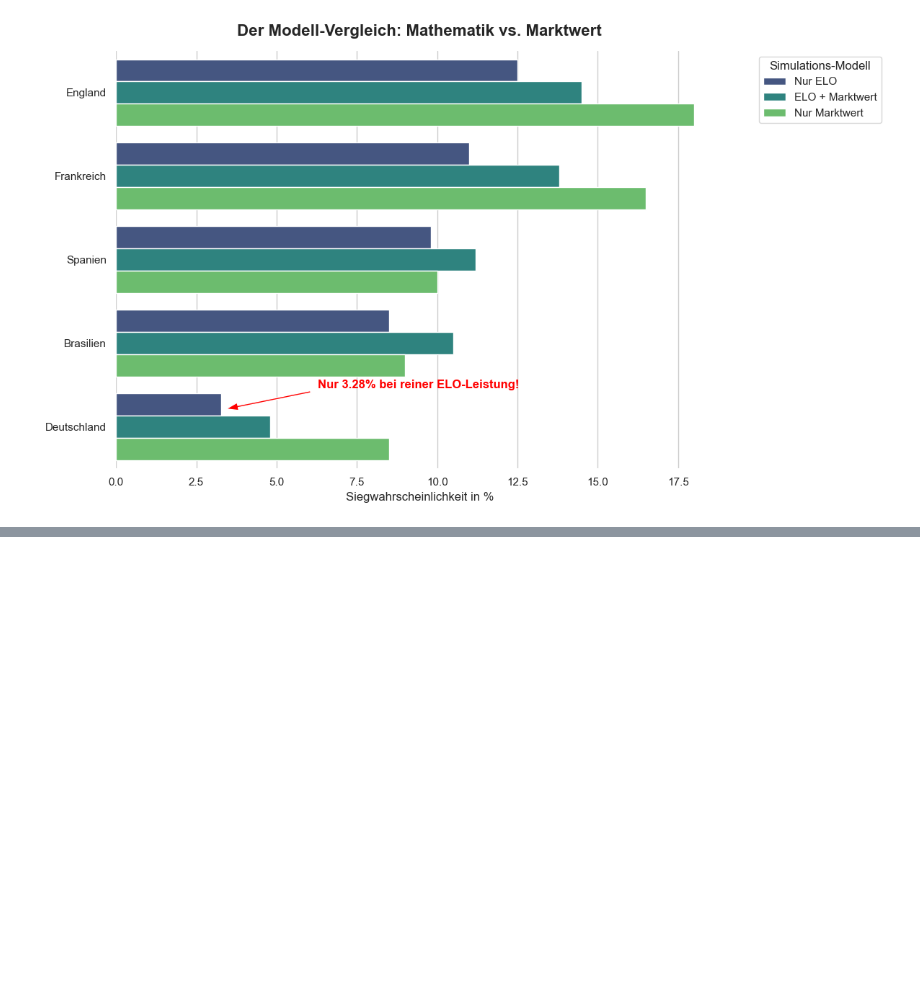
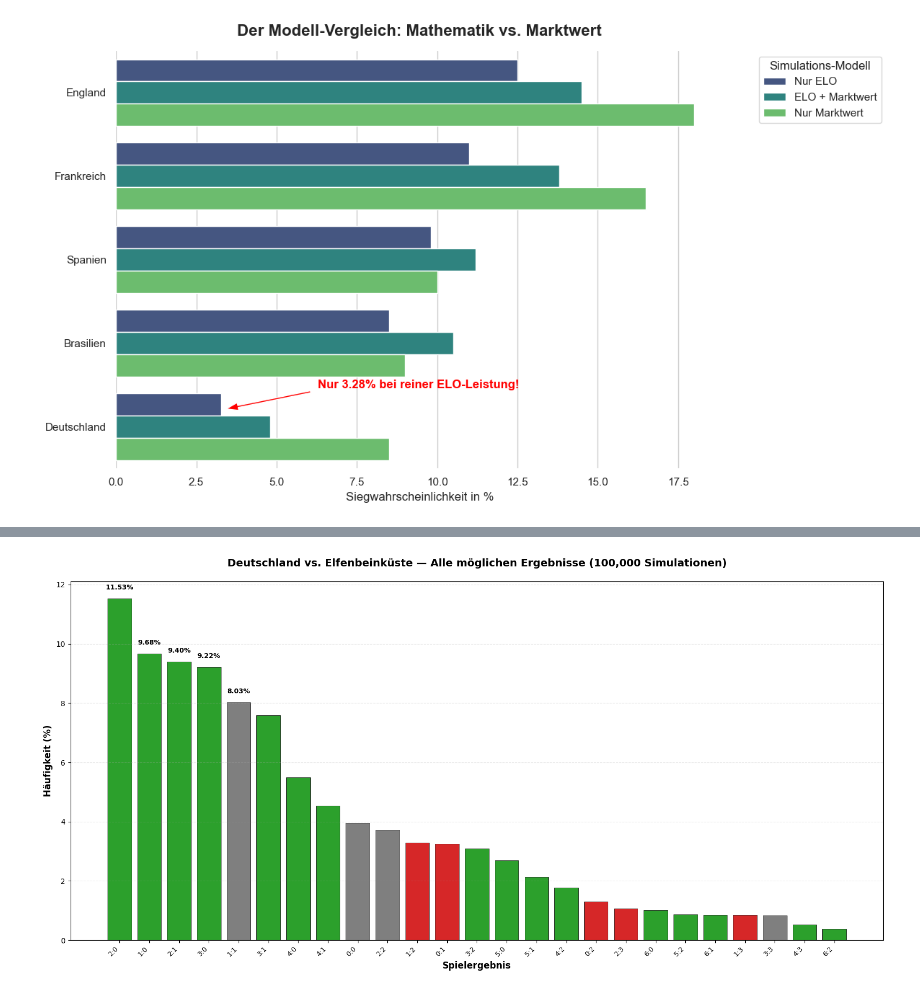
Before and after one commit to fastjoe23/worldcup-prediction, a Jupyter notebook: worldcup_simulation.ipynb, the cells around one changed output, grey strips where cells are left out. Saved outputs shown, nothing was run; the diff lists cells and outputs as text; code cells hidden in the pictures; blank space fills up the shorter version.

```diff
--- a/worldcup_simulation.ipynb
+++ b/worldcup_simulation.ipynb
@@ -549,0 +554,98 @@ plt.show()
+# %%
+# ==========================================
+# SIMULATION: Eine einzelne Partie 10.000 mal
+# ==========================================
+
+# Wähle zwei Teams aus
+team_1 = 'Deutschland'
+team_2 = 'Elfenbeinküste'
+
+# Simulationsparameter
+n_simulations = 100_000
+
+# Dictionary für die Ergebnisse: "1:0", "2:1", etc.
+result_counts = {}
+
+print(f"Simuliere {team_1} vs. {team_2} {n_simulations:,} mal...\n")
+
+for i in range(n_simulations):
+    # Simuliere ein Spiel
+    score_1, score_2 = mysim.simulate_match_score(team_1, team_2, is_knockout=False, mode='combined')
+
+    # Ergebnis als String speichern (z.B. "2:1")
+    result_str = f"{score_1}:{score_2}"
+
+    # Zählen
+    if result_str in result_counts:
+        result_counts[result_str] += 1
+    else:
+        result_counts[result_str] = 1
+
+    # Fortschritt anzeigen
+    if (i + 1) % 2500 == 0:
+        print(f"  {i + 1:,} / {n_simulations:,} simuliert...")
+
+print("\n✅ Simulation abgeschlossen!")
+
+# Sortiere nach Häufigkeit (absteigend)
+sorted_results = sorted(result_counts.items(), key=lambda x: x[1], reverse=True)
+
+print(f"\n--- Top 10 Ergebnisse für {team_1} vs. {team_2} ---")
+for i, (result, count) in enumerate(sorted_results[:10], 1):
+    percentage = (count / n_simulations) * 100
+    print(f"{i:2}. {result:5} -> {count:5} mal ({percentage:5.2f}%)")
+
+# Plotte alle Ergebnisse
+results = [r[0] for r in sorted_results]
+counts = [r[1] for r in sorted_results]
+
+# Berechne Wahrscheinlichkeiten in Prozent
+percentages = [(c / n_simulations) * 100 for c in counts]
+
+plt.figure(figsize=(16, 8))
+# Farben: Grün für Sieg Deutschland, Rot für Niederlage, Grau für Unentschieden
+colors = []
+for result in results:
+    score_1, score_2 = map(int, result.split(':'))
+    if score_1 > score_2:
+        colors.append('#2ca02c')  # Grün
+    elif score_1 < score_2:
+        colors.append('#d62728')  # Rot
+    else:
+        colors.append('#7f7f7f')  # Grau
+bars = plt.bar(results[:25], percentages[:25], color=colors, edgecolor='black', linewidth=0.5)
+
+plt.xlabel('Spielergebnis', fontsize=12, fontweight='bold')
+plt.ylabel('Häufigkeit (%)', fontsize=12, fontweight='bold')
+plt.title(f'{team_1} vs. {team_2} — Alle möglichen Ergebnisse ({n_simulations:,} Simulationen)',
+          fontsize=14, fontweight='bold', pad=20)
+
+# Beschriftung der Top 5 Balken
+for i, (result, percentage) in enumerate(zip(results[:5], percentages[:5])):
+    plt.text(i, percentage + 0.3, f'{percentage:.2f}%', ha='center', fontweight='bold', fontsize=9)
+
+plt.xticks(rotation=45, ha='right', fontsize=9)
+plt.grid(axis='y', alpha=0.3, linestyle='--')
+plt.tight_layout()
+plt.show()
+
+# Zusätzliche Statistiken
+team_1_wins = sum(count for result, count in sorted_results if int(result.split(':')[0]) > int(result.split(':')[1]))
+team_2_wins = sum(count for result, count in sorted_results if int(result.split(':')[0]) < int(result.split(':')[1]))
+draws = sum(count for result, count in sorted_results if int(result.split(':')[0]) == int(result.split(':')[1]))
+
+print(f"\n--- Zusammenfassung ---")
+print(f"{team_1} gewinnt: {team_1_wins:,} mal ({(team_1_wins/n_simulations)*100:.2f}%)")
+print(f"{team_2} gewinnt: {team_2_wins:,} mal ({(team_2_wins/n_simulations)*100:.2f}%)")
+print(f"Unentschieden: {draws:,} mal ({(draws/n_simulations)*100:.2f}%)")
+
+# ==========================================
+# jetzt noch ein pieplot der Wahrscheinlichkeiten
+labels = [f"{team_1} gewinnt", f"{team_2} gewinnt", "Unentschieden"]
+sizes = [team_1_wins, team_2_wins, draws]
+colors = ['#2ca02c', '#d62728', '#7f7f7f']
+plt.figure(figsize=(6, 6))
+plt.pie(sizes, labels=labels, colors=colors, autopct='%1.1f%%', startangle=140, textprops={'fontweight': 'bold'})
+plt.title(f'Wahrscheinlichkeiten für {team_1} vs. {team_2}', fontsize=14, fontweight='bold')
+plt.axis('equal')
+# %% [output]
@@ -549,0 +669 @@ plt.show()
+[figure, added]
```
Also changed, not shown: parts of 3 cells of this notebook, 2 other files.
